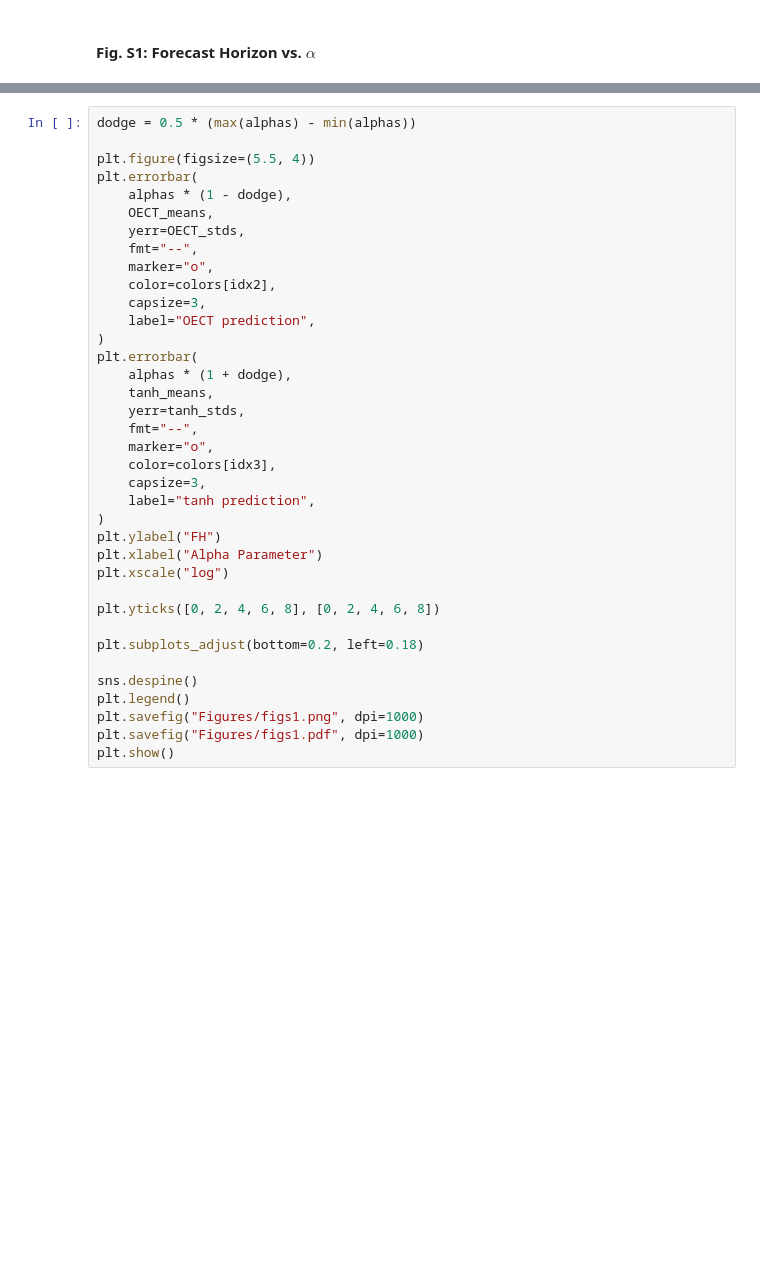
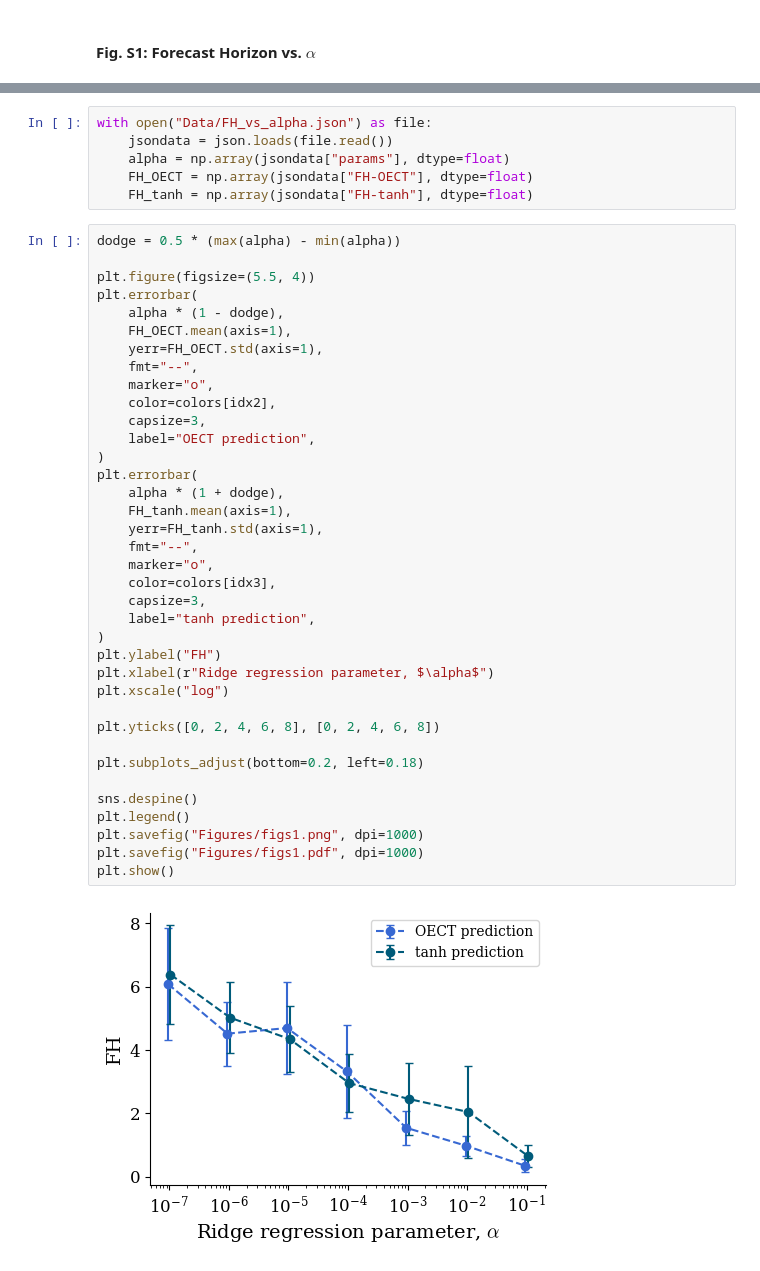
Before and after one commit to Signed-B/reservoir-computing-on-OECTs, a Jupyter notebook: plot_forecast_horizon.ipynb, the cells around one changed output, grey strips where cells are left out. Drawn from its saved outputs; the diff is of its cells as text; blank space fills up the shorter version.

```diff
--- a/plot_forecast_horizon.ipynb
+++ b/plot_forecast_horizon.ipynb
@@ -354,37 +145,45 @@ tanh_stds = [np.std(tanh_hm[i]) for i in range(tanh_hm.shape[0])]
+# %%
+with open("Data/FH_vs_alpha.json") as file:
+    jsondata = json.loads(file.read())
+    alpha = np.array(jsondata["params"], dtype=float)
+    FH_OECT = np.array(jsondata["FH-OECT"], dtype=float)
+    FH_tanh = np.array(jsondata["FH-tanh"], dtype=float)
 # %%
-dodge = 0.5 * (max(alphas) - min(alphas))
+dodge = 0.5 * (max(alpha) - min(alpha))
 
 plt.figure(figsize=(5.5, 4))
 plt.errorbar(
-    alphas * (1 - dodge),
-    OECT_means,
-    yerr=OECT_stds,
+    alpha * (1 - dodge),
+    FH_OECT.mean(axis=1),
+    yerr=FH_OECT.std(axis=1),
     fmt="--",
     marker="o",
     color=colors[idx2],
     capsize=3,
     label="OECT prediction",
 )
 plt.errorbar(
-    alphas * (1 + dodge),
-    tanh_means,
-    yerr=tanh_stds,
+    alpha * (1 + dodge),
+    FH_tanh.mean(axis=1),
+    yerr=FH_tanh.std(axis=1),
     fmt="--",
     marker="o",
     color=colors[idx3],
     capsize=3,
     label="tanh prediction",
 )
 plt.ylabel("FH")
-plt.xlabel("Alpha Parameter")
+plt.xlabel(r"Ridge regression parameter, $\alpha$")
 plt.xscale("log")
 
 plt.yticks([0, 2, 4, 6, 8], [0, 2, 4, 6, 8])
 
 plt.subplots_adjust(bottom=0.2, left=0.18)
 
 sns.despine()
 plt.legend()
 plt.savefig("Figures/figs1.png", dpi=1000)
 plt.savefig("Figures/figs1.pdf", dpi=1000)
 plt.show()
+# %% [output]
+[figure, added]
```
Also changed, not shown: parts of 13 cells of this notebook, 6 other files.
